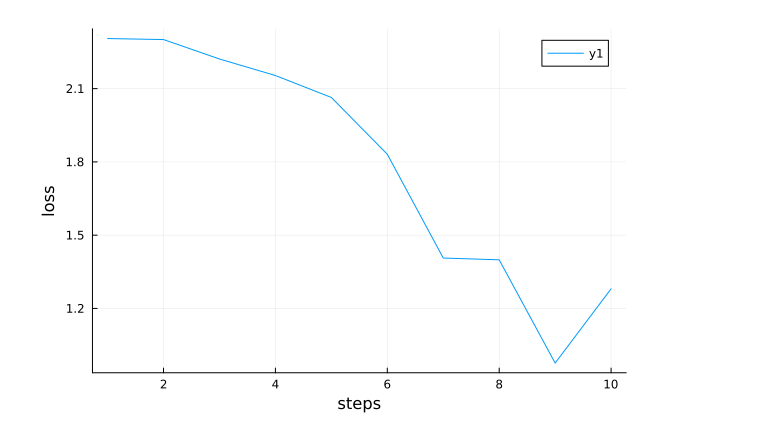
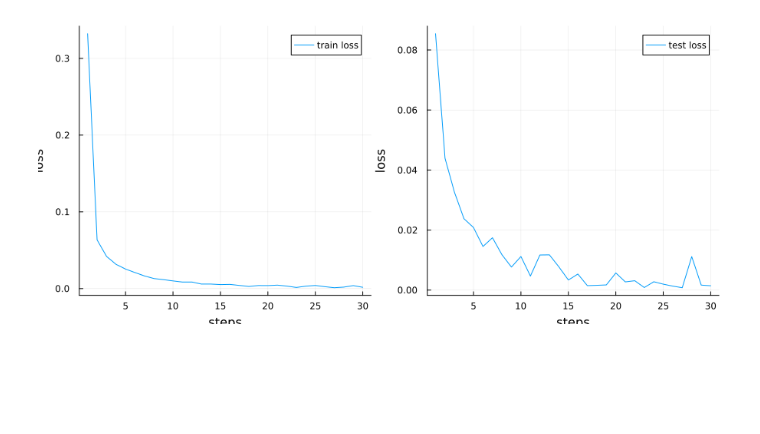
Before and after one commit to liopeer/mlblog, a Jupyter notebook: content/posts/2024-07-04_mnistjulia/resnet.ipynb, the cells around one changed output. Cells and saved outputs as stored; diff of their text form; code cells hidden in the pictures; blank space fills up the shorter version.

```diff
--- a/content/posts/2024-07-04_mnistjulia/resnet.ipynb
+++ b/content/posts/2024-07-04_mnistjulia/resnet.ipynb
@@ -89,5 +163,7 @@ losses = []
 end
-# %%
-plot(losses, xlabel="steps", ylabel="loss", fmt=:png)
-# %% [output]
-[figure, removed]
+# %%
+p1 = plot(train_losses, xlabel="steps", ylabel="loss", label="train loss")
+p2 = plot(test_losses, xlabel="steps", ylabel="loss", label="test loss")
+plot(p1, p2, layout = 2, fmt=:png, size=(900, 400))
+# %% [output]
+[figure, added]
```
Also changed, not shown: parts of 16 cells of this notebook.
